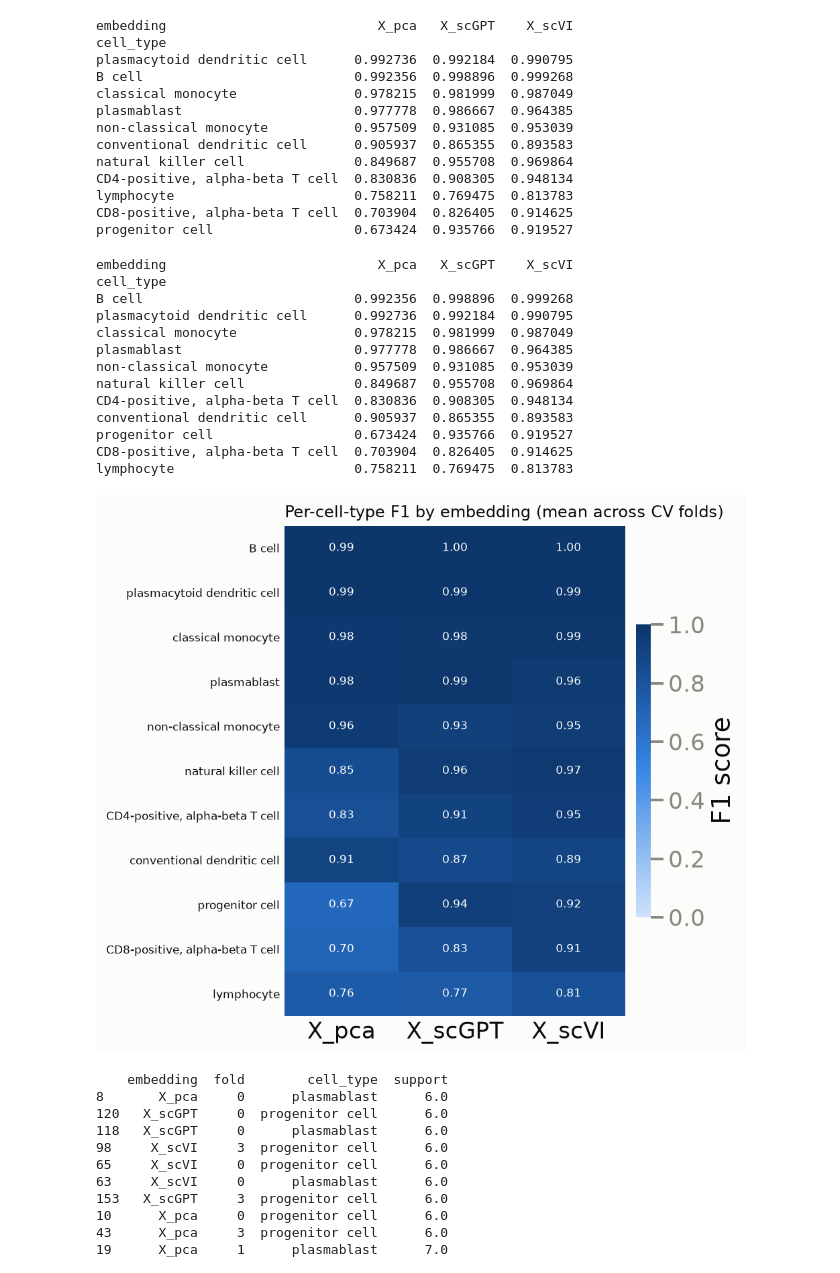
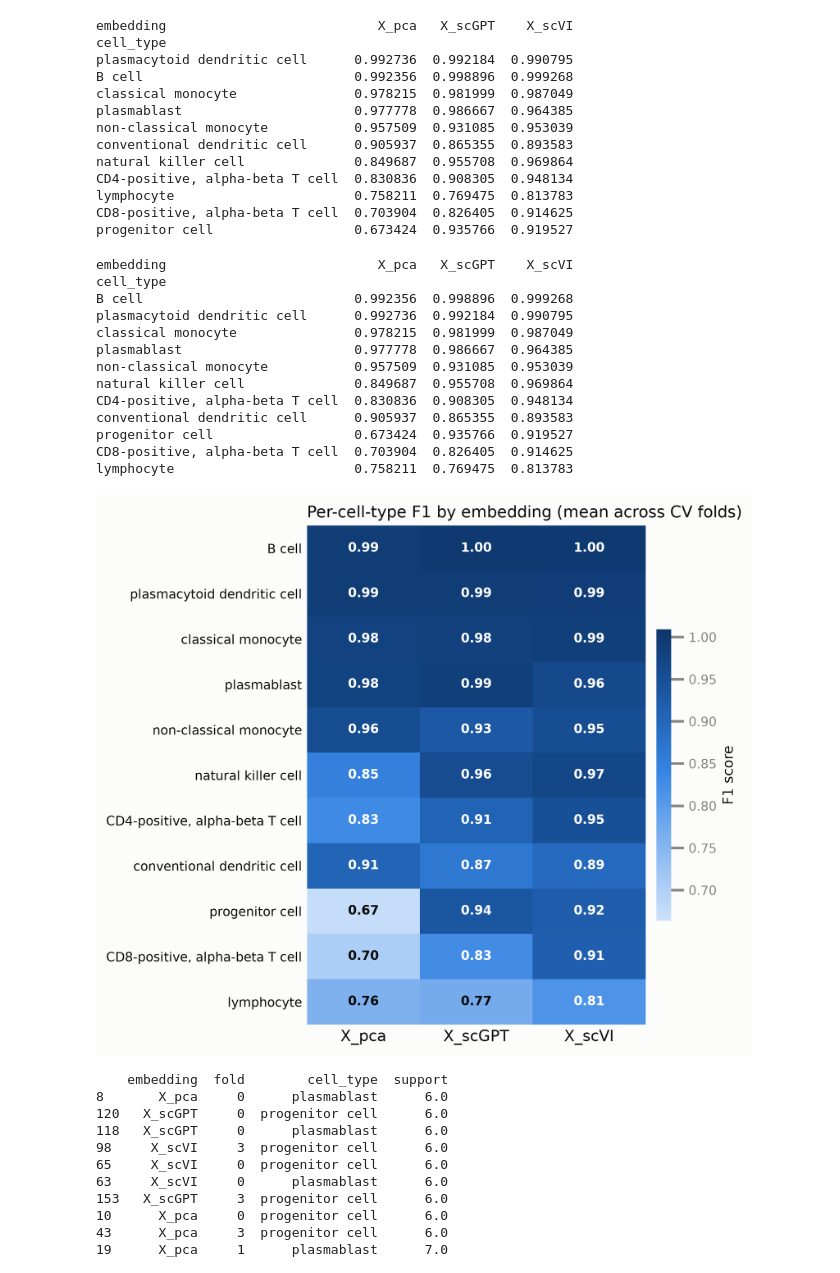
Before and after one commit to Melirie/ramming_lab_code, a Jupyter notebook: 03_inspect_embedded_scgpt.ipynb, the cells around one changed output. Saved outputs shown, nothing was run; the diff lists cells and outputs as text; code cells hidden in the pictures.

```diff
--- a/03_inspect_embedded_scgpt.ipynb
+++ b/03_inspect_embedded_scgpt.ipynb
@@ -381,7 +441,7 @@ progenitor cell                  0.673424  0.935766  0.919527
 import numpy as np
 import pandas as pd
 import matplotlib.pyplot as plt
-from matplotlib.colors import LinearSegmentedColormap
+from matplotlib.colors import LinearSegmentedColormap, Normalize
 
 # --- your existing per-class aggregation ---
 per_class_rows = []
@@ -408,7 +468,6 @@ per_class_pivot = (
     .mean()
     .unstack("embedding")
 )
-# sort by mean F1 across embeddings (descending) rather than one arbitrary column
 per_class_pivot = per_class_pivot.loc[
     per_class_pivot.mean(axis=1).sort_values(ascending=False).index
 ]
@@ -419,7 +478,6 @@ COLOR_TEXT_PRIMARY = "#0b0b0b"
 COLOR_TEXT_MUTED = "#898781"
 SURFACE = "#fcfcfb"
 
-# validated sequential blue ramp (light -> dark = low -> high F1)
 blue_ramp = [
     "#cde2fb", "#9ec5f4", "#6da7ec", "#3987e5",
     "#256abf", "#184f95", "#0d366b",
@@ -429,57 +487,74 @@ cmap = LinearSegmentedColormap.from_list("f1_blue", blue_ramp)
 data = per_class_pivot.values
 n_rows, n_cols = data.shape
 
-fig, ax = plt.subplots(figsize=(1.6 * n_cols + 2, 0.4 * n_rows + 1.5), dpi=150)
+# scale the colormap to the actual data range instead of the full 0-1 scale
+vmin = np.nanmin(data)
+vmax = np.nanmax(data)
+# small padding so the extreme cells aren't pinned to the ramp's very ends
+pad = 0.03 * (vmax - vmin) if vmax > vmin else 0.01
+vmin, vmax = vmin - pad, vmax + pad
+norm = Normalize(vmin=vmin, vmax=vmax)
+
+fig, ax = plt.subplots(figsize=(1.6 * n_cols + 2, 0.4 * n_rows + 1.5), dpi=300)
 fig.patch.set_facecolor(SURFACE)
 ax.set_facecolor(SURFACE)
 
-im = ax.imshow(data, cmap=cmap, vmin=0, vmax=1, aspect="auto")
+im = ax.imshow(data, cmap=cmap, norm=norm, aspect="auto")
 
 ax.set_xticks(range(n_cols))
-ax.set_xticklabels(per_class_pivot.columns, color=COLOR_TEXT_PRIMARY)
+ax.set_xticklabels(per_class_pivot.columns, color=COLOR_TEXT_PRIMARY, fontsize=11)
 ax.set_yticks(range(n_rows))
-ax.set_yticklabels(per_class_pivot.index, color=COLOR_TEXT_PRIMARY, fontsize=8)
+ax.set_yticklabels(per_class_pivot.index, color=COLOR_TEXT_PRIMARY, fontsize=9)
 ax.tick_params(length=0)
 for spine in ax.spines.values():
     spine.set_visible(False)
 
-# value labels, white on dark cells / ink on light cells for contrast
+def _text_color(val):
+    # perceptual luminance of the cell's actual mapped color, not a fixed
+    # 0-1 threshold — stays correct regardless of vmin/vmax scaling
+    r, g, b, _ = cmap(norm(val))
+    luminance = 0.299 * r + 0.587 * g + 0.114 * b
+    return "#ffffff" if luminance < 0.6 else COLOR_TEXT_PRIMARY
+
 for i in range(n_rows):
     for j in range(n_cols):
         val = data[i, j]
         if np.isnan(val):
             continue
-        text_color = "#ffffff" if val > 0.55 else COLOR_TEXT_PRIMARY
         ax.text(j, i, f"{val:.2f}", ha="center", va="center",
-                 fontsize=8, color=text_color)
+                 fontsize=9, fontweight="bold", color=_text_color(val))
 
 cbar = fig.colorbar(im, ax=ax, fraction=0.04, pad=0.03)
-cbar.set_label("F1 score", color=COLOR_TEXT_PRIMARY)
-cbar.ax.yaxis.set_tick_params(color=COLOR_TEXT_MUTED, labelcolor=COLOR_TEXT_MUTED)
+cbar.set_label("F1 score", color=COLOR_TEXT_PRIMARY, fontsize=10)
+cbar.ax.yaxis.set_tick_params(color=COLOR_TEXT_MUTED, labelcolor=COLOR_TEXT_MUTED, labelsize=9)
 cbar.outline.set_visible(False)
 
 ax.set_title(
     "Per-cell-type F1 by embedding (mean across CV folds)",
     color=COLOR_TEXT_PRIMARY, loc="left", fontsize=11.5,
 )
 
 fig.tight_layout()
+fig.savefig(
+    "per_celltype_f1_heatmap.png", facecolor=fig.get_facecolor(),
+    bbox_inches="tight",
+)
 plt.show()
 # %% [output]
 embedding                           X_pca   X_scGPT    X_scVI
 cell_type
 B cell                           0.992356  0.998896  0.999268
 plasmacytoid dendritic cell      0.992736  0.992184  0.990795
 classical monocyte               0.978215  0.981999  0.987049
 plasmablast                      0.977778  0.986667  0.964385
 non-classical monocyte           0.957509  0.931085  0.953039
 natural killer cell              0.849687  0.955708  0.969864
 CD4-positive, alpha-beta T cell  0.830836  0.908305  0.948134
 conventional dendritic cell      0.905937  0.865355  0.893583
 progenitor cell                  0.673424  0.935766  0.919527
 CD8-positive, alpha-beta T cell  0.703904  0.826405  0.914625
 lymphocyte                       0.758211  0.769475  0.813783
-[figure, old version]
+[figure, new version]
 # %%
 low_support = per_class_df[per_class_df["support"] < 10]
 print(low_support[["embedding", "fold", "cell_type", "support"]].sort_values("support"))
```
Also changed, not shown: parts of 6 cells of this notebook, 2 other files.
